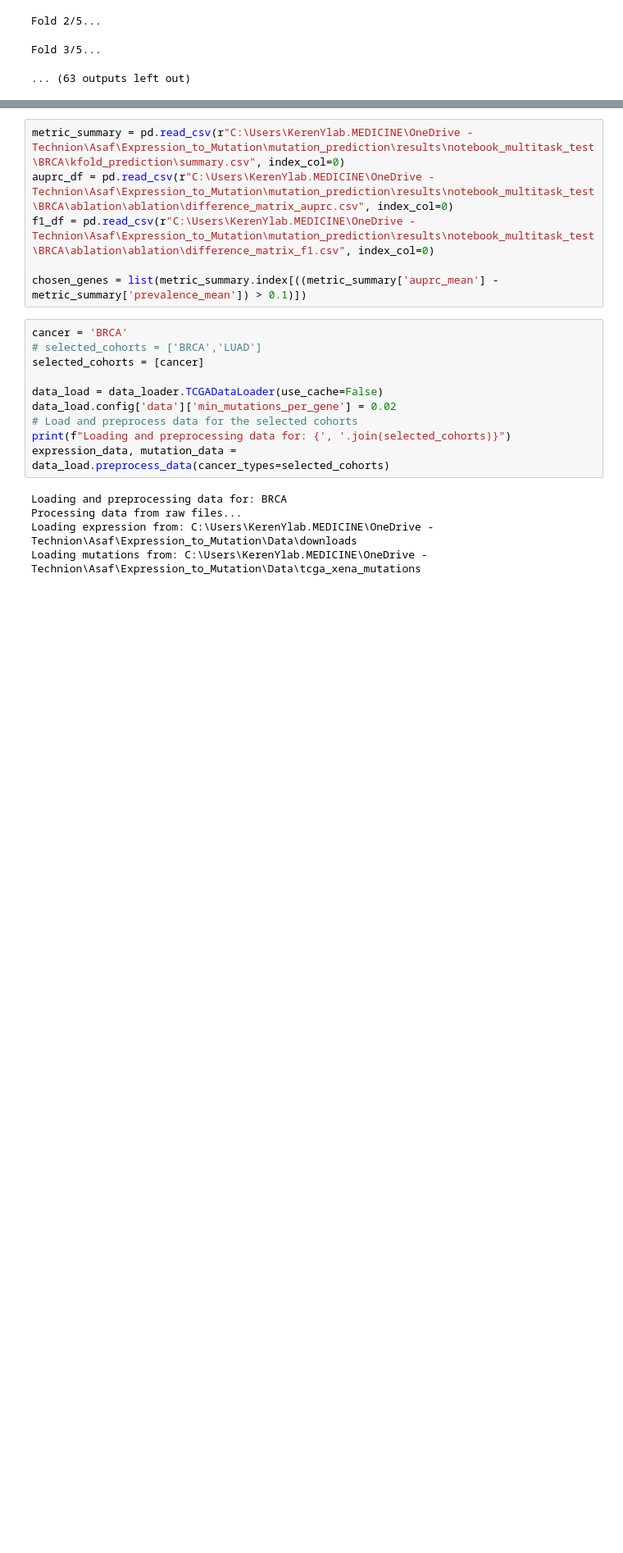
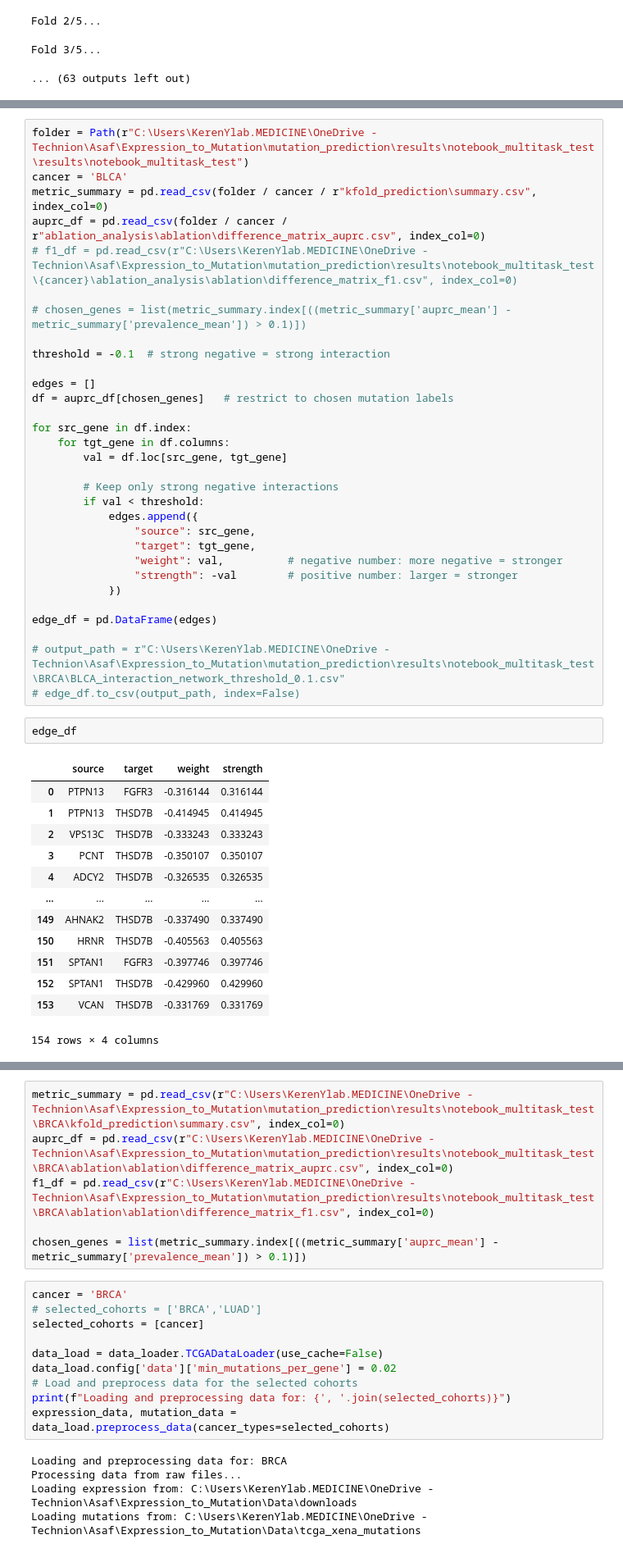
Before and after one commit to asafpinhasitechnion/expression_to_mutation_prediction, a Jupyter notebook: notebooks/data_exploration.ipynb, the cells around one changed output, grey strips where cells are left out. Shown at 82% size. Drawn from its saved outputs; the diff is of its cells as text; blank space fills up the shorter version.

Commit message:
Large refactor

```diff
--- a/notebooks/data_exploration.ipynb
+++ b/notebooks/data_exploration.ipynb
@@ -287,0 +522,47 @@ for cancer in ['ACC','BLCA','BRCA','CESC','CHOL','COAD','ESCA','GBM','HNSC','KIC
+# %%
+folder = Path(r"C:\Users\KerenYlab.MEDICINE\OneDrive - Technion\Asaf\Expression_to_Mutation\mutation_prediction\results\notebook_multitask_test\results\notebook_multitask_test")
+cancer = 'BLCA'
+metric_summary = pd.read_csv(folder / cancer / r"kfold_prediction\summary.csv", index_col=0)
+auprc_df = pd.read_csv(folder / cancer / r"ablation_analysis\ablation\difference_matrix_auprc.csv", index_col=0)
+# f1_df = pd.read_csv(r"C:\Users\KerenYlab.MEDICINE\OneDrive - Technion\Asaf\Expression_to_Mutation\mutation_prediction\results\notebook_multitask_test\{cancer}\ablation_analysis\ablation\difference_matrix_f1.csv", index_col=0)
+
+# chosen_genes = list(metric_summary.index[((metric_summary['auprc_mean'] - metric_summary['prevalence_mean']) > 0.1)])
+
+threshold = -0.1  # strong negative = strong interaction
+
+edges = []
+df = auprc_df[chosen_genes]   # restrict to chosen mutation labels
+
+for src_gene in df.index:
+    for tgt_gene in df.columns:
+        val = df.loc[src_gene, tgt_gene]
+
+        # Keep only strong negative interactions
+        if val < threshold:
+            edges.append({
+                "source": src_gene,
+                "target": tgt_gene,
+                "weight": val,          # negative number: more negative = stronger
+                "strength": -val        # positive number: larger = stronger
+            })
+
+edge_df = pd.DataFrame(edges)
+
+# output_path = r"C:\Users\KerenYlab.MEDICINE\OneDrive - Technion\Asaf\Expression_to_Mutation\mutation_prediction\results\notebook_multitask_test\BRCA\BLCA_interaction_network_threshold_0.1.csv"
+# edge_df.to_csv(output_path, index=False)
+# %%
+edge_df
+# %% [output]
+|  | source | target | weight | strength |
+| 0 | PTPN13 | FGFR3 | -0.316144 | 0.316144 |
+| 1 | PTPN13 | THSD7B | -0.414945 | 0.414945 |
+| 2 | VPS13C | THSD7B | -0.333243 | 0.333243 |
+| 3 | PCNT | THSD7B | -0.350107 | 0.350107 |
+| 4 | ADCY2 | THSD7B | -0.326535 | 0.326535 |
+| ... | ... | ... | ... | ... |
+| 149 | AHNAK2 | THSD7B | -0.337490 | 0.337490 |
+| 150 | HRNR | THSD7B | -0.405563 | 0.405563 |
+| 151 | SPTAN1 | FGFR3 | -0.397746 | 0.397746 |
+| 152 | SPTAN1 | THSD7B | -0.429960 | 0.429960 |
+| 153 | VCAN | THSD7B | -0.331769 | 0.331769 |
+154 rows × 4 columns
```
Also changed, not shown: parts of 11 cells of this notebook, 8 other files.
